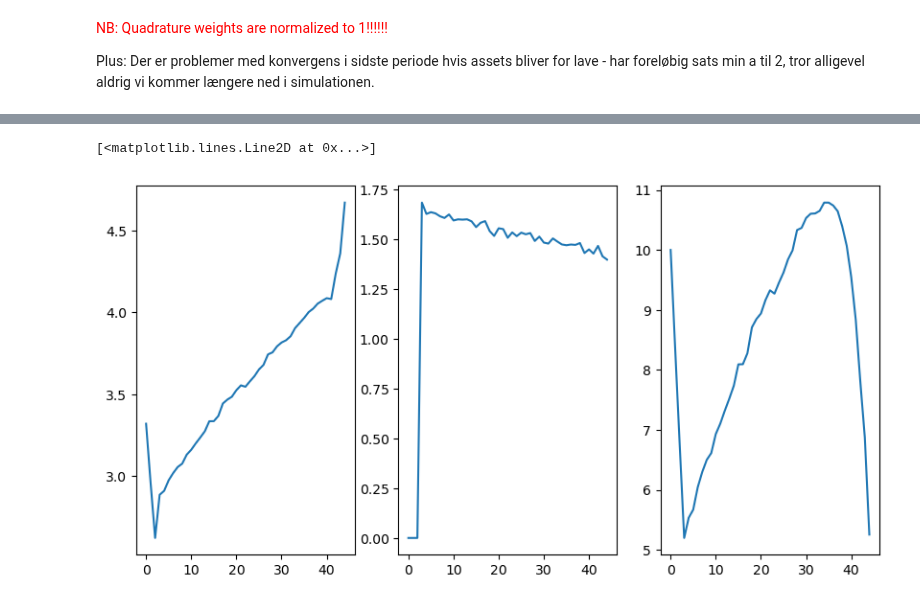
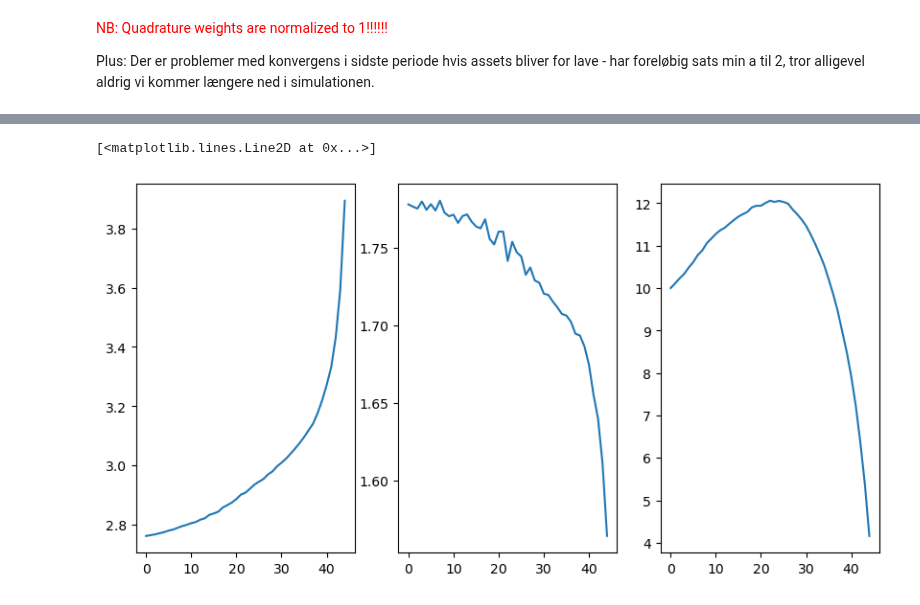
Before and after one commit to ansofol/DP_term_paper, a Jupyter notebook: main_model/test_run.ipynb, the cells around one changed output, grey strips where cells are left out. Drawn from its saved outputs; the diff is of its cells as text; code cells hidden in the pictures.

```diff
--- a/main_model/test_run.ipynb
+++ b/main_model/test_run.ipynb
@@ -13,7 +20,7 @@ The autoreload extension is already loaded. To reload it, use:
 model = Model()
 model.setup()
 
-model.par.Na = 100
+model.par.Na = 200
 model.par.Tmax = 45
 model.par.Tsim = model.par.Tmax
 model.par.a_max = 50
@@ -109,14 +119,14 @@ simulate(sim,sol,par)
 # %%
 s = np.max(sim.S[0,:,:],axis=1)
-I = s==3
+I = s==0
 
 
 
 fig,ax = plt.subplots(1,3,figsize=(10,5))
 ax[0].plot(np.mean(sim.c[0,I,:],axis=0),label="c")
 ax[1].plot(np.mean(sim.ell[0,I,:],axis=0),label="$\ell$")
 ax[2].plot(np.mean(sim.a[0,I,:],axis=0),label="a")
 #fig.legend()
 # %% [output]
 [<matplotlib.lines.Line2D at 0x...>]
-[figure, old version]
+[figure, new version]
```
Also changed, not shown: parts of 4 cells of this notebook, 2 other files.
